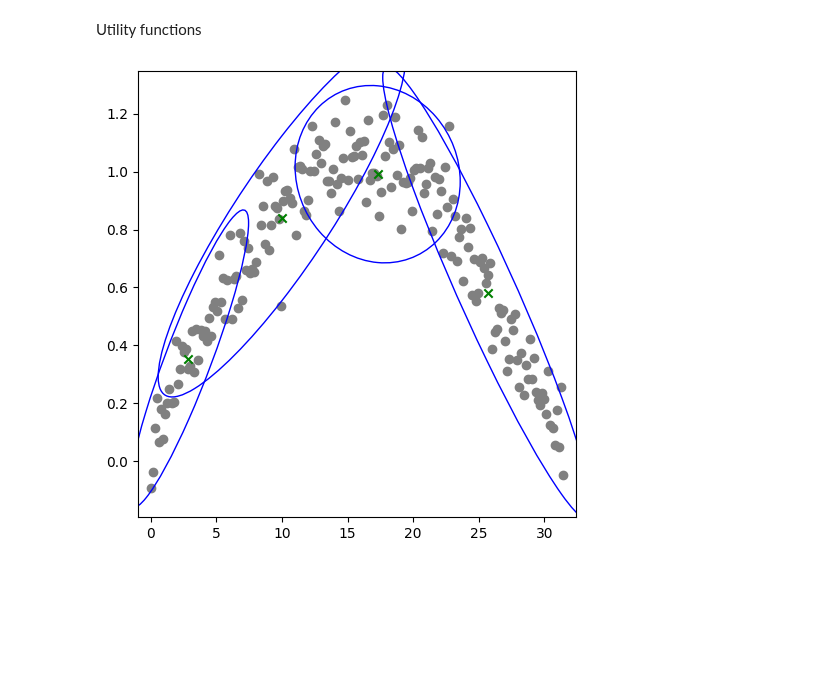
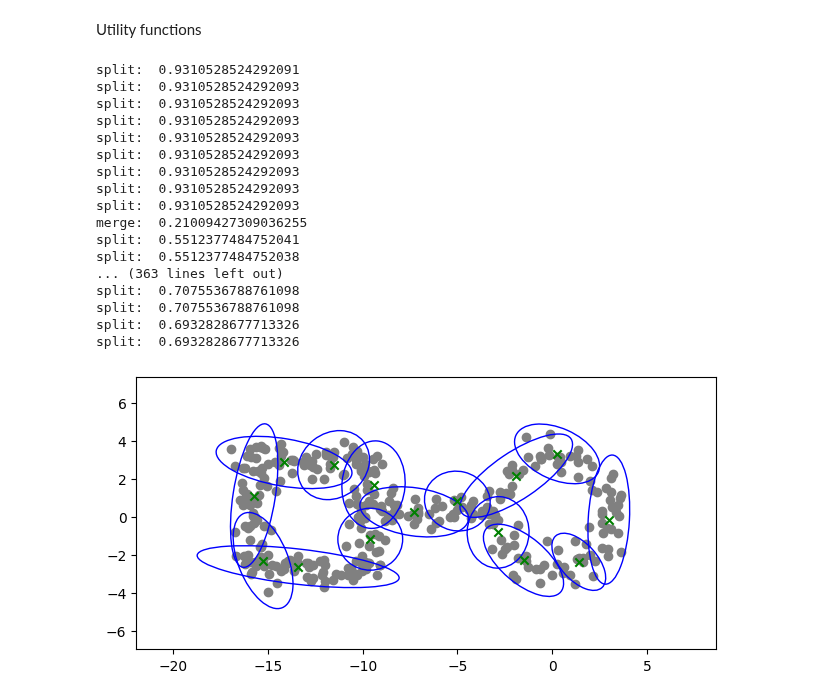
Before and after one commit to Stevan-LS/Online-DaDiL, a Jupyter notebook: Online GMM/Online GMM v2.ipynb, the cells around one changed output. Saved outputs shown, nothing was run; the diff lists cells and outputs as text; code cells hidden in the pictures; blank space fills up the shorter version.

```diff
--- a/Online GMM/Online GMM v2.ipynb
+++ b/Online GMM/Online GMM v2.ipynb
@@ -78,6 +79,6 @@ ax.scatter(X_arc[:, 0], X_arc[:, 1], marker = 'x')
 # %%
 # Number of data points for each component
-num_points = 200
+num_points = 100
 
 # Generate data for a ring
 radius = 3
@@ -342,19 +403,40 @@ def GGMM_s_m(X, K_max, sigma0, alpha, T_sigma, T_split, T_merge):
     return GMM
 # %%
-data = np.random.permutation(X_arc)
+data = np.random.permutation(X_ring_and_square)
 
 xmin, ymin = np.min(data, axis=0)[0], np.min(data, axis=0)[1]
 xmax, ymax = np.max(data, axis=0)[0], np.max(data, axis=0)[1]
 
-result = GGMM_v2(data, 4, np.eye(2)/1, 0.1, 1)
+K_max = 15
+cov_init_size = (xmax-xmin + ymax-ymin)/(2*K_max)
+cov_init = cov_init_size*np.eye(2)
+T_split = np.linalg.det(cov_init_size*np.eye(2))
+result = GGMM_v2(data, K_max, cov_init, 0.1, T_split)
 #result = GGMM_s_m(data, 2, np.eye(2)/1, 0.1, 10, 3, 1)
 
 
-fig, ax = plt.subplots(1, 1, figsize=(5, 5))
+fig, ax = plt.subplots()
 
 ax.scatter(x=data[:, 0], y=data[:, 1], color='grey', zorder = 1)
-plot_GMM2(result, fig, ax)
-#plt.gca().set_aspect('equal', adjustable='box')
+plot_GMM(result, fig, ax)
+plt.gca().set_aspect('equal', adjustable='box')
 plt.tight_layout()
 # %% [output]
+split:  0.9310528524292091
+split:  0.9310528524292093
+split:  0.9310528524292093
+split:  0.9310528524292093
+split:  0.9310528524292093
+split:  0.9310528524292093
+split:  0.9310528524292093
+split:  0.9310528524292093
+split:  0.9310528524292093
+merge:  0.21009427309036255
+split:  0.5512377484752041
+split:  0.5512377484752038
+... (363 lines left out)
+split:  0.7075536788761098
+split:  0.7075536788761098
+split:  0.6932828677713326
+split:  0.6932828677713326
-[figure, old version]
+[figure, new version]
```
Also changed, not shown: parts of 7 cells of this notebook, 1 other file.
